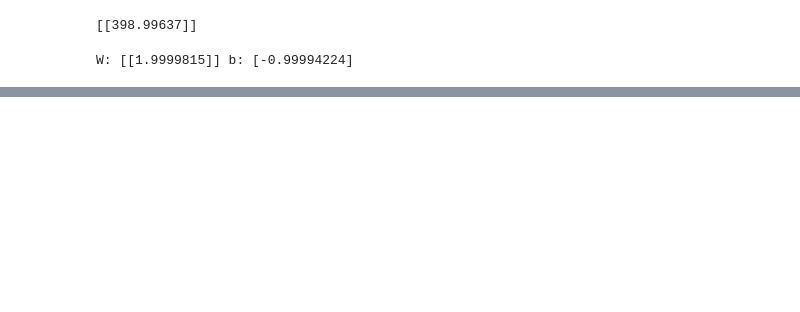
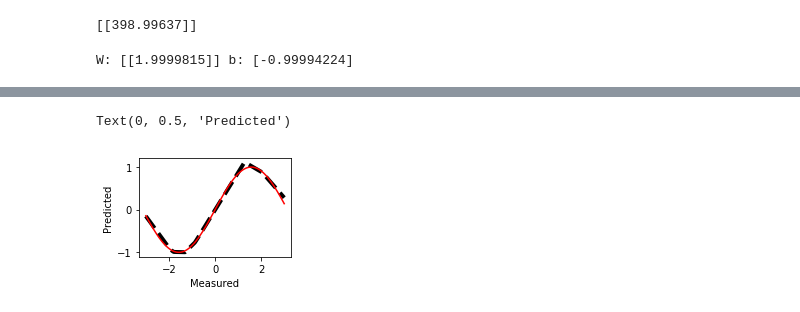
Before and after one commit to Dennis826/Machine-learning, a Jupyter notebook: Course01_01_Hello_World.ipynb, the cells around one changed output, grey strips where cells are left out. Saved outputs shown, nothing was run; the diff lists cells and outputs as text; code cells hidden in the pictures; blank space fills up the shorter version.

```diff
--- a/Course01_01_Hello_World.ipynb
+++ b/Course01_01_Hello_World.ipynb
@@ -39,0 +61,5 @@ W: [[1.9999815]] b: [-0.99994224]
+# %%
+#part2: test data
+x_test = np.linspace(-5,5,500).reshape(500, 1)
+x_test = scaler.transform(x_test)
+y_test=np.sin(x_test)
@@ -39,0 +78,6 @@ W: [[1.9999815]] b: [-0.99994224]
+# %%
+#Create model
+model = tf.keras.Sequential([keras.layers.Dense(units=10, input_shape=[1],activation='relu'),
+                             keras.layers.Dense(units=1)])
+
+model.compile(loss='mean_squared_error', optimizer='rmsprop', metrics=['accuracy'])
@@ -39,0 +95,11 @@ W: [[1.9999815]] b: [-0.99994224]
+# %%
+out = model.predict(x_prd, batch_size=1)
+
+plt.subplot(2,2,2)
+plt.plot(x_prd, out, 'k--', lw=4)
+plt.plot(x_prd, y_prd,'r')
+plt.xlabel('Measured')
+plt.ylabel('Predicted')
+# %% [output]
+Text(0, 0.5, 'Predicted')
+[figure, added]
```
Also changed, not shown: parts of 12 cells of this notebook.
